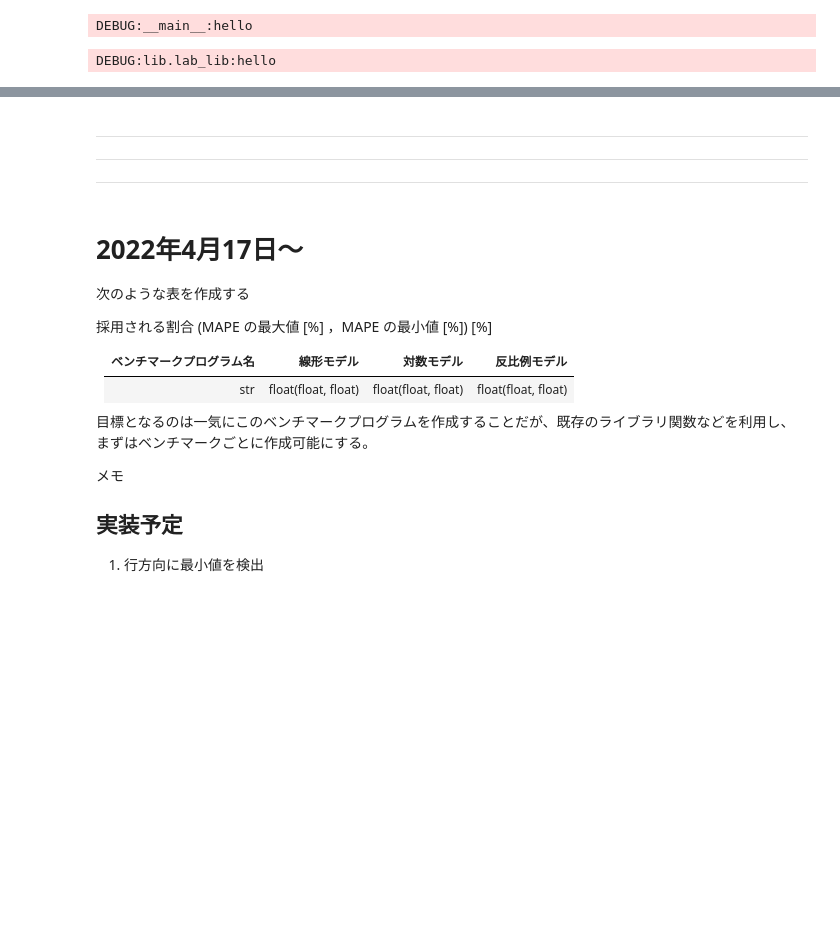
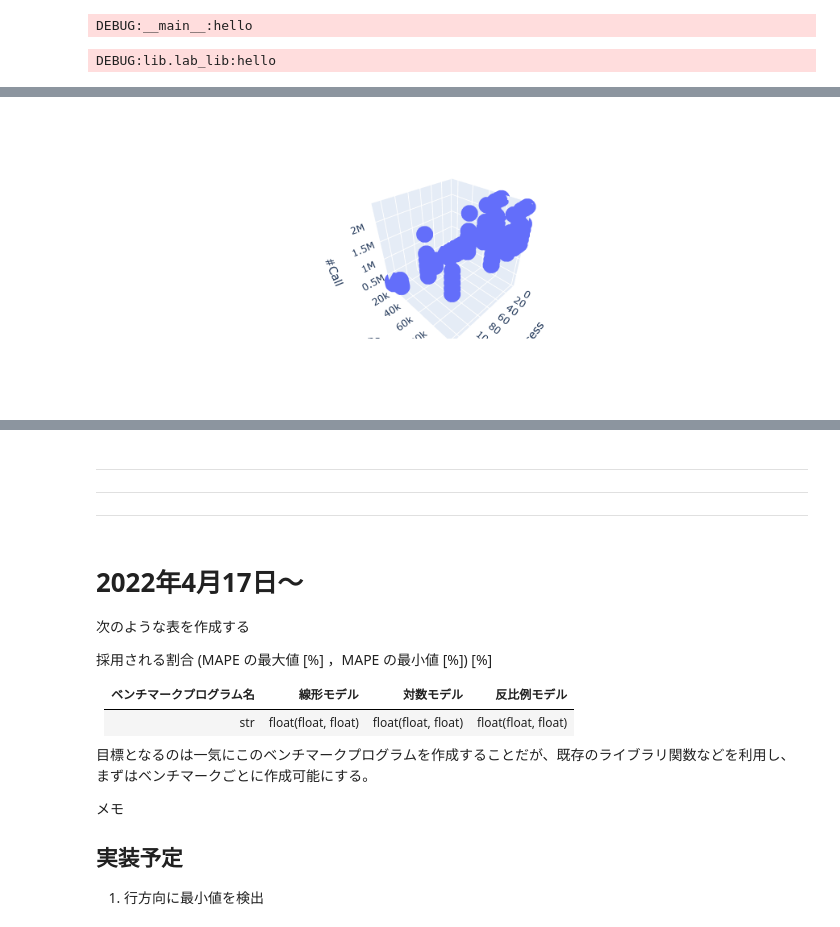
Before and after one commit to arima0714/Lab00, a Jupyter notebook: testing_pub.ipynb, the cells around one changed output, grey strips where cells are left out. Saved outputs shown, nothing was run; the diff lists cells and outputs as text; code cells hidden in the pictures; blank space fills up the shorter version.

```diff
--- a/testing_pub.ipynb
+++ b/testing_pub.ipynb
@@ -72,38 +64,18 @@ mg_target_list_nit :list[int] = [50]
 # %%
-
-
-input_rawDF_cg :pd.DataFrame = return_rawDF_cg(
+input_rawDF_cg: pd.DataFrame = return_rawDF_cg(
     list_process=input_list_process,
     list_na=cg_input_list_na,
     list_nonzer=cg_input_list_nonzer,
     list_niter=cg_input_list_niter,
     list_shift=cg_input_list_shift,
-    csvDir=csvDirPath
+    csvDir=csvDirPath,
 )
 
-target_rawDF_cg :pd.DataFrame = return_rawDF_cg(
+target_rawDF_cg: pd.DataFrame = return_rawDF_cg(
     list_process=target_list_process,
     list_na=cg_target_list_na,
     list_nonzer=cg_target_list_nonzer,
     list_niter=cg_target_list_niter,
     list_shift=cg_target_list_shift,
-    csvDir=csvDirPath
+    csvDir=csvDirPath,
 )
-
-print(f"input_rawDF_cg =\n{input_rawDF_cg}\target_rawDF_cg=\n{target_rawDF_cg}")
-
-input_rawDF_mg :pd.DataFrame = return_rawDF_mg(
-    list_process=input_list_process,
-    list_problem_size=mg_input_list_problem_size,
-    list_nit=mg_input_list_nit,
-    csvDir=csvDirPath
-)
-
-target_rawDF_mg :pd.DataFrame = return_rawDF_mg(
-    list_process=target_list_process,
-    list_problem_size=mg_target_list_problem_size,
-    list_nit=mg_target_list_nit,
-    csvDir=csvDirPath
-)
-
-print(f"input_rawDF_mg =\n{input_rawDF_mg}\target_rawDF_mg=\n{target_rawDF_mg}")
@@ -386,0 +154,8 @@ retNum
+# %%
+df_ICNVRT = input_rawDF_cg[input_rawDF_cg["functionName"] == "ICNVRT"]
+df_Wait = input_rawDF_cg[input_rawDF_cg["functionName"] == "MPI_Wait()"]
+df_Send = input_rawDF_cg[input_rawDF_cg["functionName"] == "MPI_Send()"]
+df_RANDLC = input_rawDF_cg[input_rawDF_cg["functionName"] == "RANDLC"]
+df_VECSET = input_rawDF_cg[input_rawDF_cg["functionName"] == "VECSET"]
+df_Irecv = input_rawDF_cg[input_rawDF_cg["functionName"] == "MPI_Irecv()"]
+df_SPRNVC = input_rawDF_cg[input_rawDF_cg["functionName"] == "SPRNVC"]
@@ -386,0 +222,6 @@ retNum
+# %%
+# ICNVRT
+
+fig = px.scatter_3d(df_ICNVRT, x="process", y="na", z="#Call")
+fig.show()
+# %% [output]
@@ -387 +229,2 @@ retNum
+[figure, added]
 # %%
```
Also changed, not shown: parts of 34 cells of this notebook.
